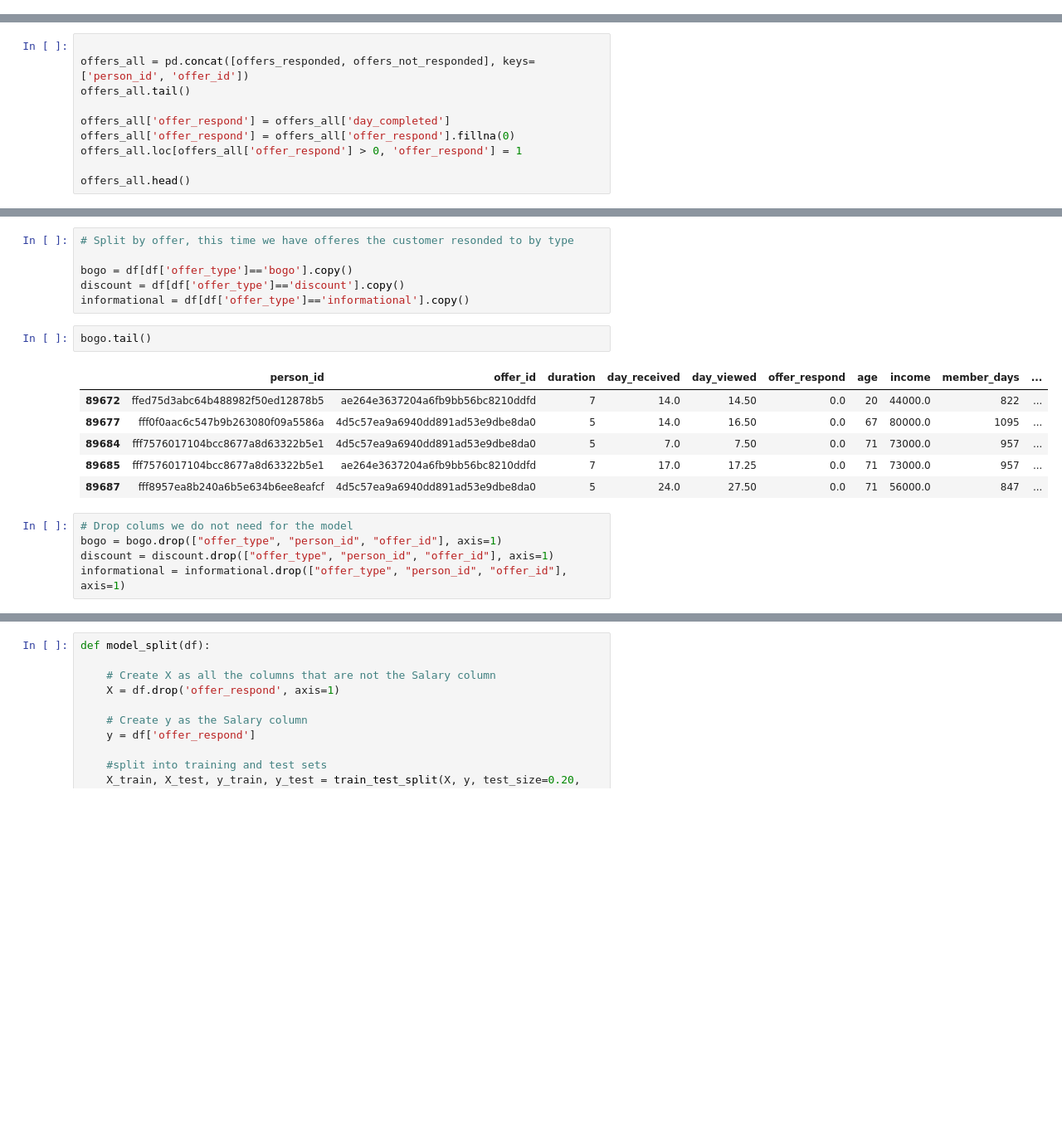
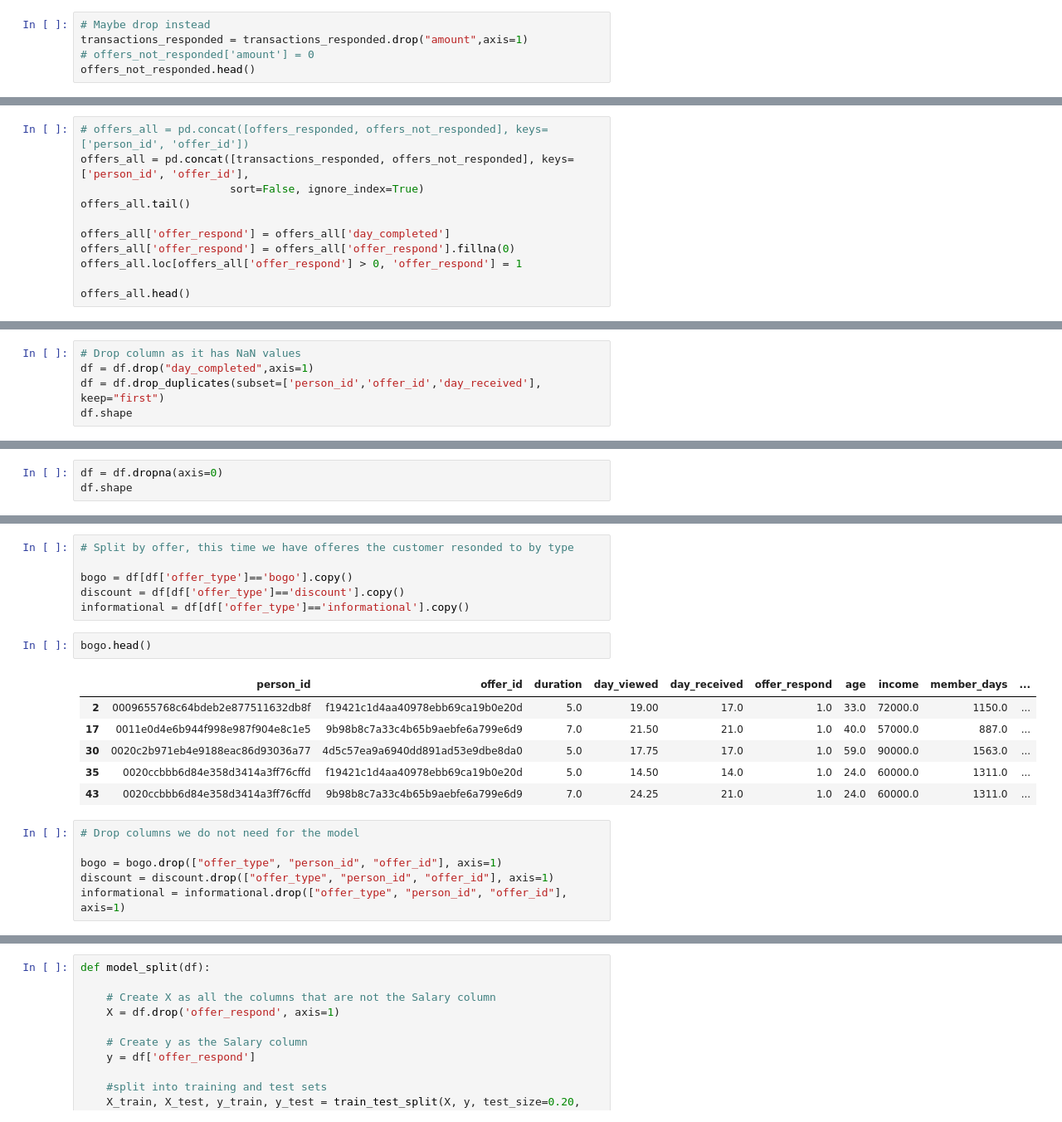
Before and after one commit to leedah/starbucks, a Jupyter notebook: Starbucks_Capstone_notebook.ipynb, the cells around one changed output, grey strips where cells are left out. Shown: that part at 83% size. Cells and saved outputs as stored; diff of their text form; blank space fills up the shorter version.

Commit message:
Model building

```diff
--- a/Starbucks_Capstone_notebook.ipynb
+++ b/Starbucks_Capstone_notebook.ipynb
@@ -574,0 +773,5 @@ offers_responded.shape
+# %%
+# Maybe drop instead
+transactions_responded = transactions_responded.drop("amount",axis=1)
+# offers_not_responded['amount'] = 0
+offers_not_responded.head()
@@ -575,6 +785,7 @@ offers_responded.shape
 # %%
-
-offers_all = pd.concat([offers_responded, offers_not_responded], keys=['person_id', 'offer_id'])
+# offers_all = pd.concat([offers_responded, offers_not_responded], keys=['person_id', 'offer_id'])
+offers_all = pd.concat([transactions_responded, offers_not_responded], keys=['person_id', 'offer_id'],
+                       sort=False, ignore_index=True)
 offers_all.tail()
 
 offers_all['offer_respond'] = offers_all['day_completed']
@@ -643,2 +849,7 @@ df.head()
 # %% [markdown]
 ## Finally, the dataset is clean!
+# %%
+# Drop column as it has NaN values
+df = df.drop("day_completed",axis=1)
+df = df.drop_duplicates(subset=['person_id','offer_id','day_received'], keep="first")
+df.shape
@@ -644,0 +858,3 @@ df.head()
+# %%
+df = df.dropna(axis=0)
+df.shape
@@ -656,16 +871,17 @@ bogo = df[df['offer_type']=='bogo'].copy()
 discount = df[df['offer_type']=='discount'].copy()
 informational = df[df['offer_type']=='informational'].copy()
 # %%
-bogo.tail()
+bogo.head()
 # %% [output]
-|  | person_id | offer_id | duration | day_received | day_viewed | offer_respond | age | income | member_days | ... |
-| 89672 | ffed75d3abc64b488982f50ed12878b5 | ae264e3637204a6fb9bb56bc8210ddfd | 7 | 14.0 | 14.50 | 0.0 | 20 | 44000.0 | 822 | ... |
-| 89677 | fff0f0aac6c547b9b263080f09a5586a | 4d5c57ea9a6940dd891ad53e9dbe8da0 | 5 | 14.0 | 16.50 | 0.0 | 67 | 80000.0 | 1095 | ... |
-| 89684 | fff7576017104bcc8677a8d63322b5e1 | 4d5c57ea9a6940dd891ad53e9dbe8da0 | 5 | 7.0 | 7.50 | 0.0 | 71 | 73000.0 | 957 | ... |
-| 89685 | fff7576017104bcc8677a8d63322b5e1 | ae264e3637204a6fb9bb56bc8210ddfd | 7 | 17.0 | 17.25 | 0.0 | 71 | 73000.0 | 957 | ... |
-| 89687 | fff8957ea8b240a6b5e634b6ee8eafcf | 4d5c57ea9a6940dd891ad53e9dbe8da0 | 5 | 24.0 | 27.50 | 0.0 | 71 | 56000.0 | 847 | ... |
+|  | person_id | offer_id | duration | day_viewed | day_received | offer_respond | age | income | member_days | ... |
+| 2 | 0009655768c64bdeb2e877511632db8f | f19421c1d4aa40978ebb69ca19b0e20d | 5.0 | 19.00 | 17.0 | 1.0 | 33.0 | 72000.0 | 1150.0 | ... |
+| 17 | 0011e0d4e6b944f998e987f904e8c1e5 | 9b98b8c7a33c4b65b9aebfe6a799e6d9 | 7.0 | 21.50 | 21.0 | 1.0 | 40.0 | 57000.0 | 887.0 | ... |
+| 30 | 0020c2b971eb4e9188eac86d93036a77 | 4d5c57ea9a6940dd891ad53e9dbe8da0 | 5.0 | 17.75 | 17.0 | 1.0 | 59.0 | 90000.0 | 1563.0 | ... |
+| 35 | 0020ccbbb6d84e358d3414a3ff76cffd | f19421c1d4aa40978ebb69ca19b0e20d | 5.0 | 14.50 | 14.0 | 1.0 | 24.0 | 60000.0 | 1311.0 | ... |
+| 43 | 0020ccbbb6d84e358d3414a3ff76cffd | 9b98b8c7a33c4b65b9aebfe6a799e6d9 | 7.0 | 24.25 | 21.0 | 1.0 | 24.0 | 60000.0 | 1311.0 | ... |
 # %%
-# Drop colums we do not need for the model
+# Drop columns we do not need for the model
+
 bogo = bogo.drop(["offer_type", "person_id", "offer_id"], axis=1)
 discount = discount.drop(["offer_type", "person_id", "offer_id"], axis=1)
 informational = informational.drop(["offer_type", "person_id", "offer_id"], axis=1)
```
Also changed, not shown: parts of 86 cells of this notebook.
